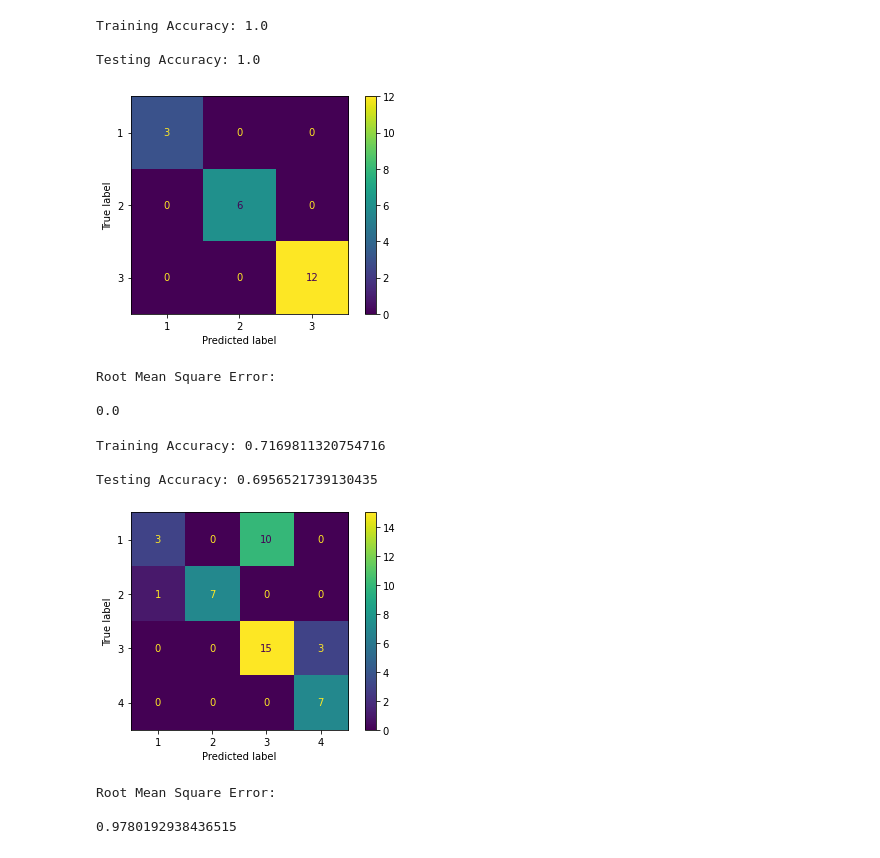
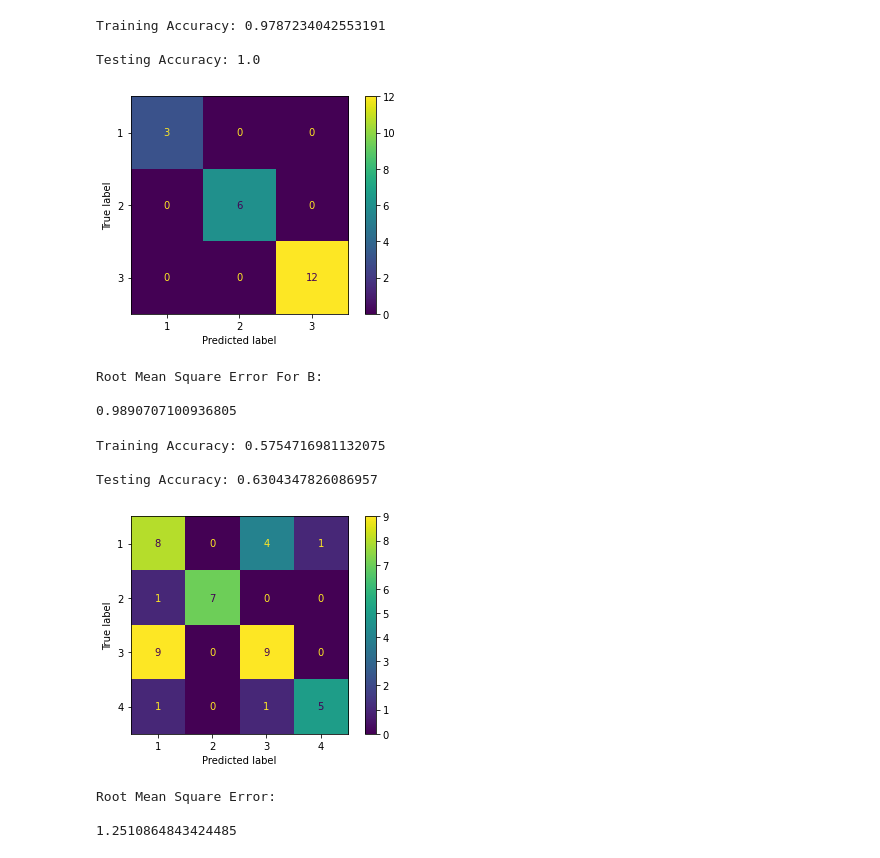
Before and after one commit to josh-huang/CSC3005-DataAnalytics-Project, a Jupyter notebook: ML-Naive Bayes/Naive_Bayes.ipynb, the cells around one changed output. Drawn from its saved outputs; the diff is of its cells as text; code cells hidden in the pictures.

Commit message:
change data file to pca

```diff
--- a/ML-Naive Bayes/Naive_Bayes.ipynb
+++ b/ML-Naive Bayes/Naive_Bayes.ipynb
@@ -74,75 +128,70 @@ PCA_B_train, PCA_B_test, yLbl_B_train, yLbl_B_test = train_test_split(PCA_B_DF,
 # %%
-clf2=GaussianNB()
-clf2.fit(PCA_B_train,yLbl_B_train.values.ravel())
-PCA_B_predTrain = clf2.predict(PCA_B_train)
-PCA_B_predTest = clf2.predict(PCA_B_test)
-trainAcc=accuracy_score(yLbl_B_train, PCA_B_predTrain)
-testAcc=accuracy_score(yLbl_B_test, PCA_B_predTest)
-print("\nTraining Accuracy:",trainAcc)
-print("\nTesting Accuracy:",testAcc)
+clf_B = GaussianNB()
+clf_B.fit(PCA_B_train,yLbl_B_train.values.ravel())
+PCA_B_predTrain = clf_B.predict(PCA_B_train)
+PCA_B_predTest = clf_B.predict(PCA_B_test)
+trainAcc_B=accuracy_score(yLbl_B_train, PCA_B_predTrain)
+testAcc_B=accuracy_score(yLbl_B_test, PCA_B_predTest)
+print("\nTraining Accuracy:",trainAcc_B)
+print("\nTesting Accuracy:",testAcc_B)
 
-plot_confusion_matrix(clf2, PCA_B_test, yLbl_B_test)
+plot_confusion_matrix(clf_B, PCA_B_test, yLbl_B_test)
 plt.show()
 
-from sklearn.metrics import mean_squared_error
-import math
 
-MSE = mean_squared_error(yLbl_B_test, PCA_B_predTest)
+MSE_B = mean_squared_error(yLbl_B_test, PCA_B_predTest)
 
-RMSE = math.sqrt(MSE)
-print("Root Mean Square Error:\n")
+RMSE_B = math.sqrt(MSE_B)
+print("Root Mean Square Error For PCA B:\n")
 print(RMSE)
 # %% [output]
-Training Accuracy: 1.0
+Training Accuracy: 0.9787234042553191
 
 Testing Accuracy: 1.0
 [figure]
-Root Mean Square Error:
+Root Mean Square Error For B:
 
-0.0
+0.9890707100936805
 # %%
-# Load and check data
-
-dataframeC = pd.read_csv('5. Dataset Feature Dropping/MeterC_featureSelection.csv')
-#display(dataframeA.head())
+# Load and drop unwanted labels
+dataframeC = pd.read_csv('../6. Dataset PCA/MeterC_pca_3.csv')#../5. Dataset Feature Dropping/MeterC_featureSelection.csv'
 dataframeC.head()
-
 dataframeC = dataframeC.drop('Unnamed: 0', axis=1)
 
-PCA_C_DF = dataframeC[['Profile factor','Symmetry','Crossflow','Average Flow Velocity','Average Gain','Average Signal Quality','Average Signal Strength']]
+PCA_C_DF = dataframeC[['PC1','PC2','PC3']]
+#'Profile factor','Symmetry','Crossflow','Average Flow Velocity','Average Gain','Average Signal Quality','Average Signal Strength'
 
 # yLbl is Class Attruibute labels
-
 yLbl_C = dataframeC[['Class Attruibute']]
 
+#split imported data into test and train set using the ratio of 0.3 and 0.7
 PCA_C_train, PCA_C_test, yLbl_C_train, yLbl_C_test = train_test_split(PCA_C_DF, yLbl_C, test_size=0.3, random_state=20)
-#X_train, X_test, Y_train, Y_test = train_test_split(X, Y, test_size=0.3, random_state=12)
 # %%
-clf2=GaussianNB()
-clf2.fit(PCA_C_train,yLbl_C_train.values.ravel())
-PCA_C_predTrain = clf2.predict(PCA_C_train)
-PCA_C_predTest = clf2.predict(PCA_C_test)
-trainAcc=accuracy_score(yLbl_C_train, PCA_C_predTrain)
-testAcc=accuracy_score(yLbl_C_test, PCA_C_predTest)
-print("\nTraining Accuracy:",trainAcc)
-print("\nTesting Accuracy:",testAcc)
+clf_C=GaussianNB()
+clf_C.fit(PCA_C_train,yLbl_C_train.values.ravel())
+PCA_C_predTrain = clf_C.predict(PCA_C_train)
+PCA_C_predTest = clf_C.predict(PCA_C_test)
+trainAcc_C = accuracy_score(yLbl_C_train, PCA_C_predTrain)
+testAcc_C = accuracy_score(yLbl_C_test, PCA_C_predTest)
+print("\nTraining Accuracy:",trainAcc_C)
+print("\nTesting Accuracy:",testAcc_C)
 
-plot_confusion_matrix(clf2, PCA_C_test, yLbl_C_test)
+plot_confusion_matrix(clf_C, PCA_C_test, yLbl_C_test)
 plt.show()
 
 from sklearn.metrics import mean_squared_error
 import math
 
 MSE = mean_squared_error(yLbl_C_test, PCA_C_predTest)
 
 RMSE = math.sqrt(MSE)
 print("Root Mean Square Error:\n")
 print(RMSE)
 # %% [output]
-Training Accuracy: 0.7169811320754716
+Training Accuracy: 0.5754716981132075
 
-Testing Accuracy: 0.6956521739130435
+Testing Accuracy: 0.6304347826086957
-[figure, old version]
+[figure, new version]
 Root Mean Square Error:
 
-0.9780192938436515
+1.2510864843424485
```
Also changed, not shown: parts of 6 cells of this notebook.
